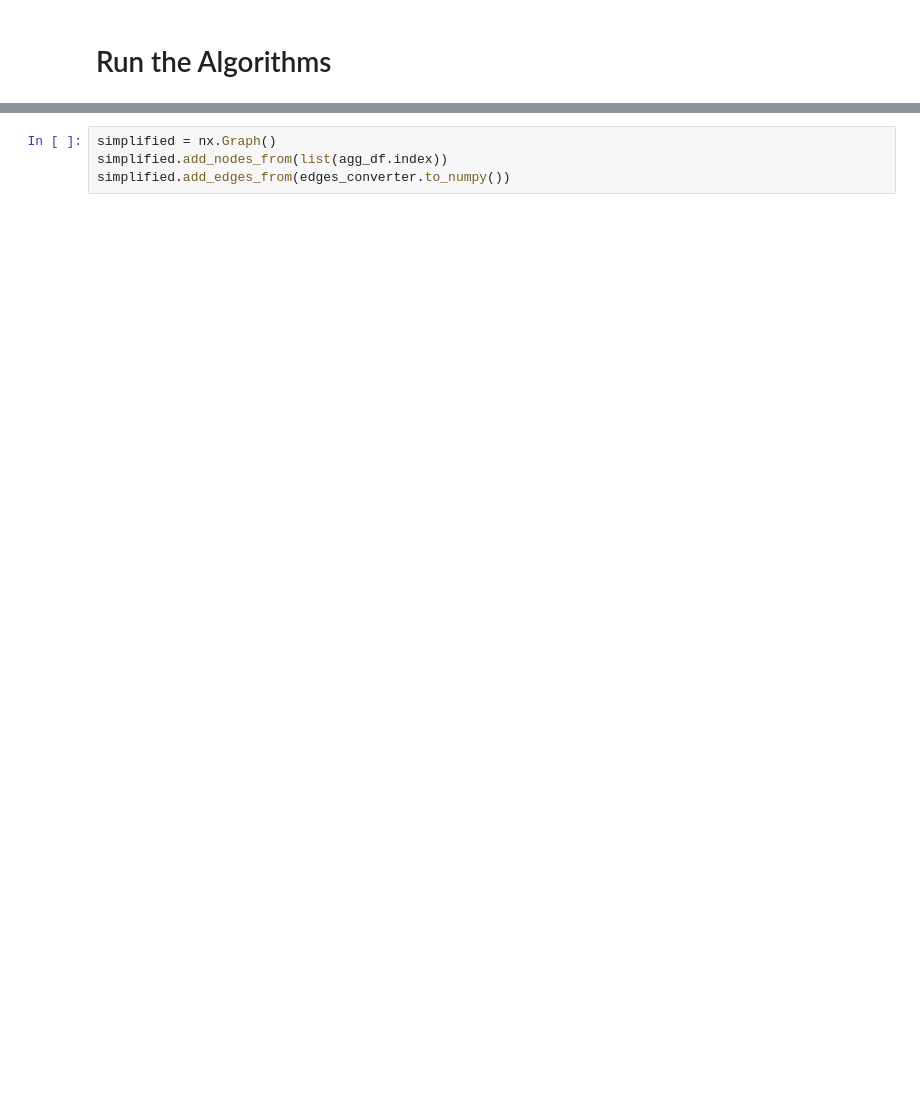
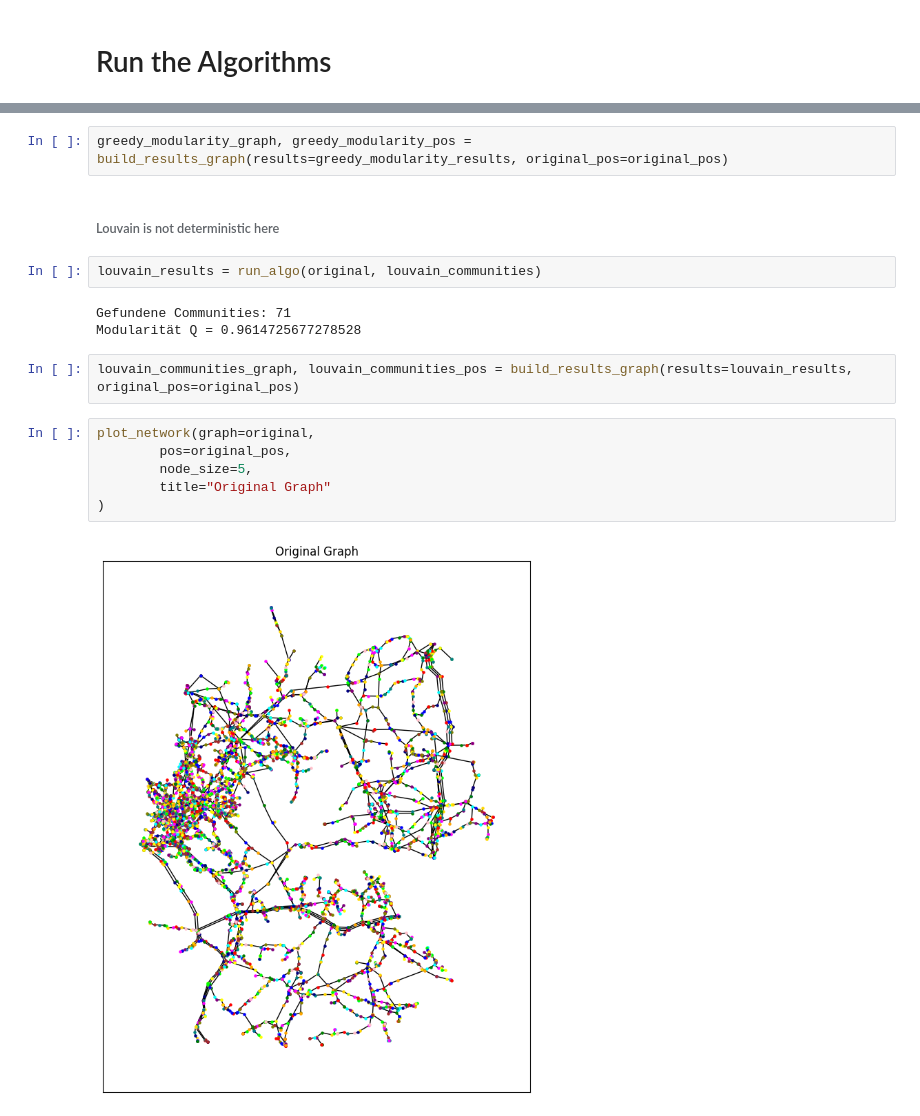
Before and after one commit to hugoschwabe/bachelor-thesis, a Jupyter notebook: benchmark.ipynb, the cells around one changed output, grey strips where cells are left out. Drawn from its saved outputs; the diff is of its cells as text; blank space fills up the shorter version.

```diff
--- a/benchmark.ipynb
+++ b/benchmark.ipynb
@@ -272,5 +84,20 @@ agg_df.head(10)
-# %%
-simplified = nx.Graph()
-simplified.add_nodes_from(list(agg_df.index))
-simplified.add_edges_from(edges_converter.to_numpy())
+# %%
+greedy_modularity_graph, greedy_modularity_pos = build_results_graph(results=greedy_modularity_results, original_pos=original_pos)
+# %% [markdown]
+###### Louvain is not deterministic here
+# %%
+louvain_results = run_algo(original, louvain_communities)
+# %% [output]
+Gefundene Communities: 71
+Modularität Q = 0.9614725677278528
+# %%
+louvain_communities_graph, louvain_communities_pos = build_results_graph(results=louvain_results, original_pos=original_pos)
+# %%
+plot_network(graph=original,
+		pos=original_pos,
+		node_size=5,
+		title="Original Graph"
+)
+# %% [output]
+[figure, added]
 # %%
```
Also changed, not shown: parts of 19 cells of this notebook, 2 other files.
